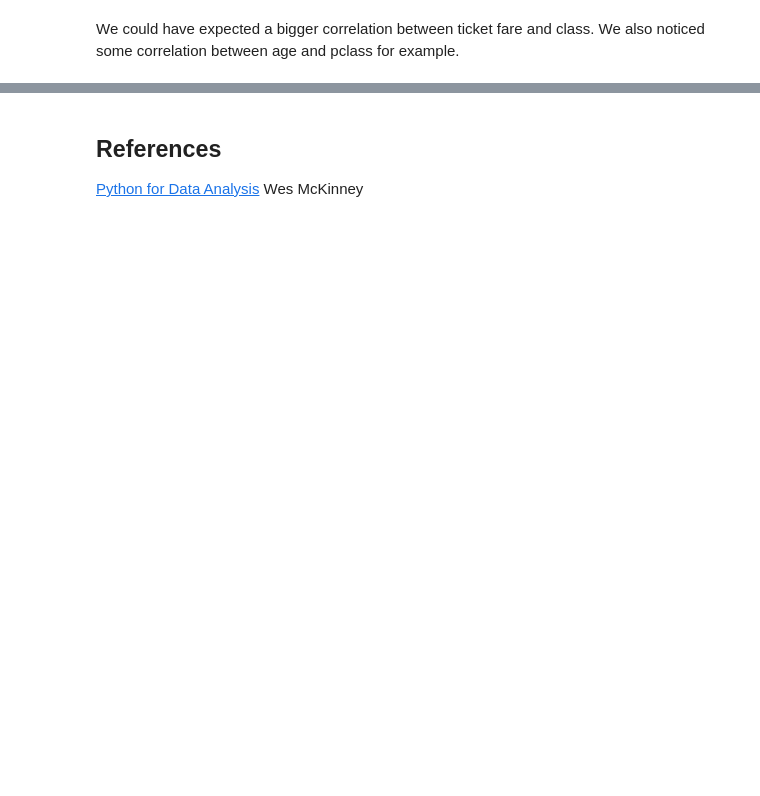
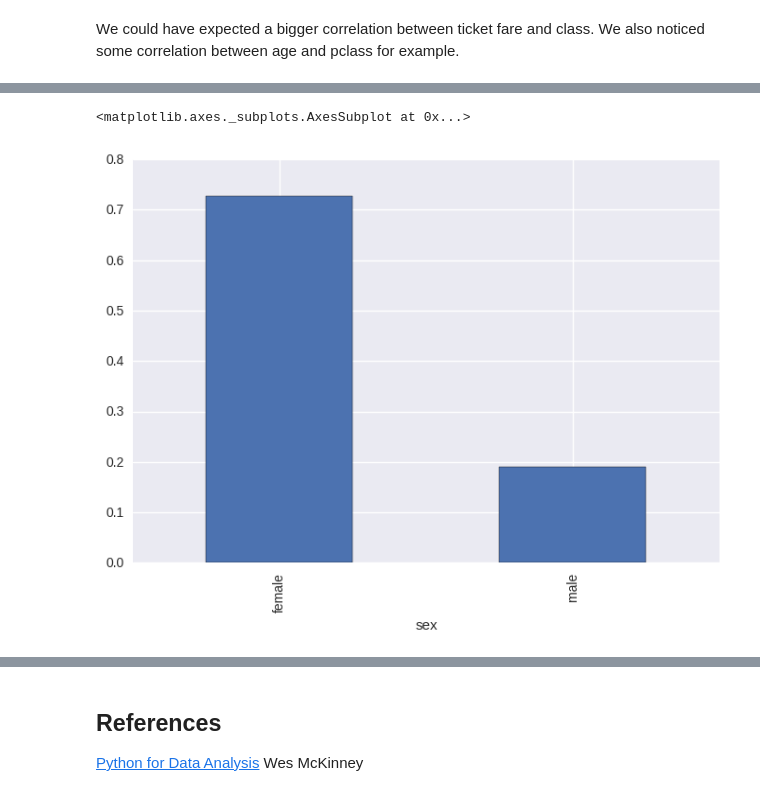
Before and after one commit to timozattol/ada-2016, a Jupyter notebook: hw01/Data Wrangling with Pandas.ipynb, the cells around one changed output, grey strips where cells are left out. Saved outputs shown, nothing was run; the diff lists cells and outputs as text; code cells hidden in the pictures; blank space fills up the shorter version.

```diff
--- a/hw01/Data Wrangling with Pandas.ipynb
+++ b/hw01/Data Wrangling with Pandas.ipynb
@@ -643,0 +1712,9 @@ titanic.corr()
+# %%
+# 2 Use the groupby method to calculate the proportion of passengers that survived by sex.
+# Assuming for this exercise that survived is either 0=died or 1=survived
+gr_sex = titanic.groupby(titanic.sex).survived
+prop_survived_by_gender = gr_sex.sum()/gr_sex.count()
+prop_survived_by_gender.plot(kind="bar")
+# %% [output]
+<matplotlib.axes._subplots.AxesSubplot at 0x...>
+[figure, added]
```
Also changed, not shown: parts of 127 cells of this notebook.
